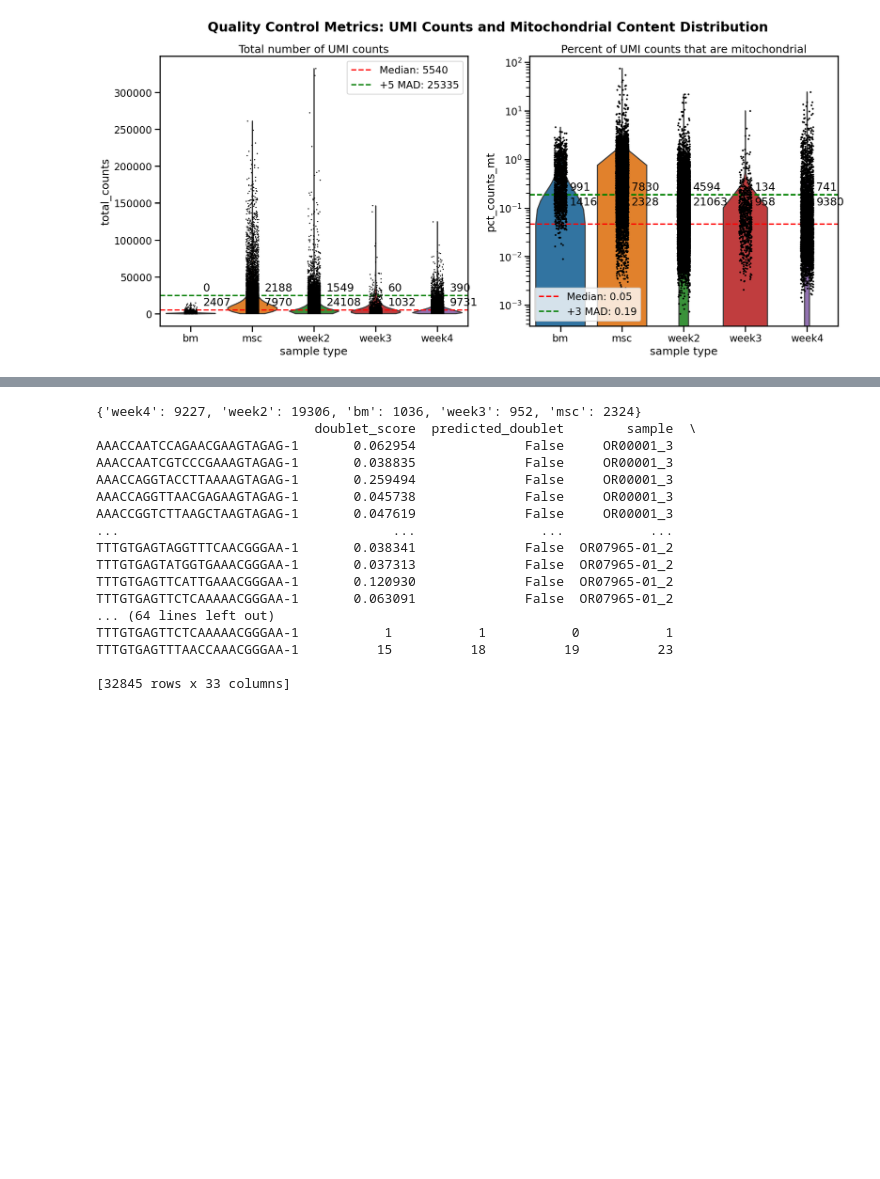
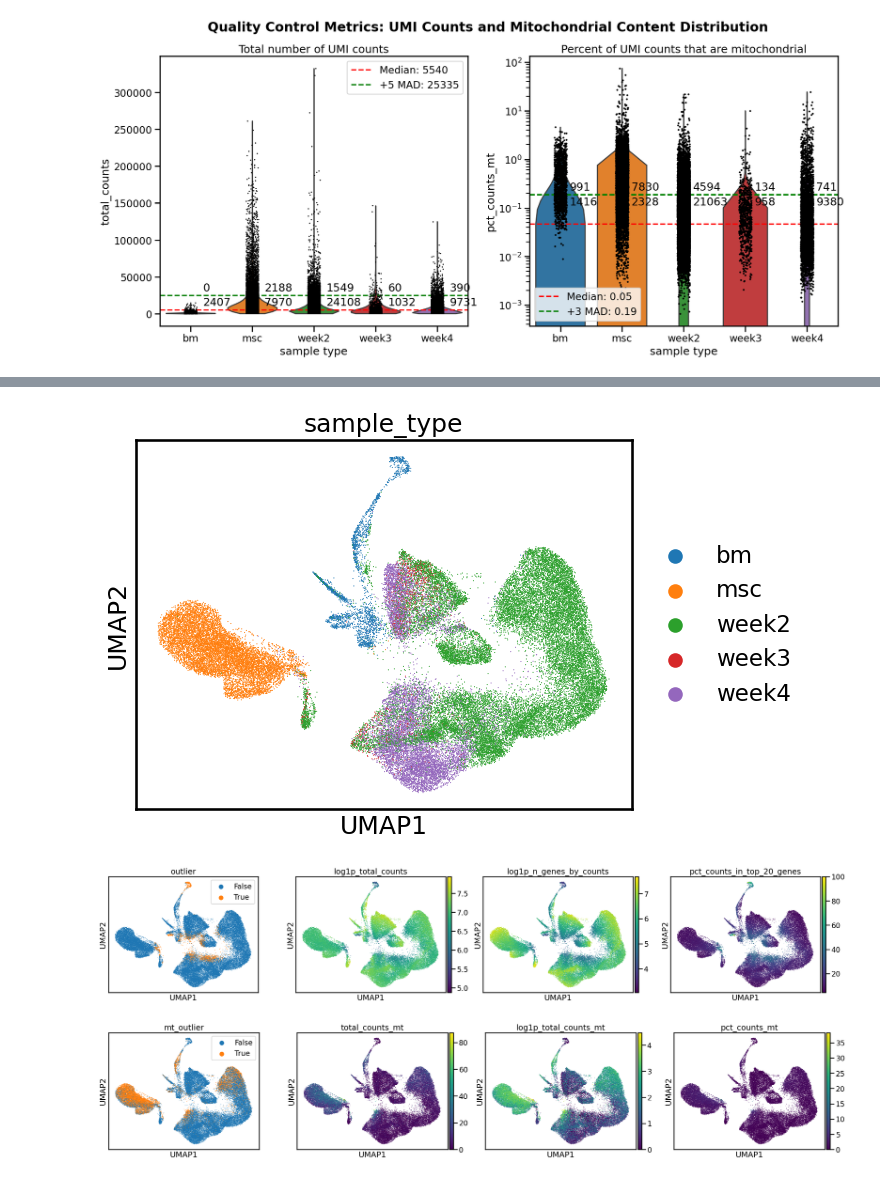
Before and after one commit to kevin-lee-aifi/mm_bm_chip_organoids, a Jupyter notebook: EXP-01244/rerun_notebooks/processing.ipynb, the cells around one changed output, grey strips where cells are left out. Cells and saved outputs as stored; diff of their text form; code cells hidden in the pictures; blank space fills up the shorter version.

```diff
--- a/EXP-01244/rerun_notebooks/processing.ipynb
+++ b/EXP-01244/rerun_notebooks/processing.ipynb
@@ -373,0 +432,4 @@ sc.pl.umap(
+# %%
+adata = raw_processing(adata).copy()
+
+adata.write(wdir + '/rerun_objects/raw_processed_adata.h5ad', compression='gzip')
@@ -374,29 +438,25 @@ sc.pl.umap(
 # %%
-types = adata.obs['sample_type']
+sc.pl.umap(
+    adata,
+    color='sample_type'
+)
 
-stats = {
-    sample: len(adata[types == sample])
-    for sample in list(types.unique())
-}
+sc.pl.umap(
+    adata,
+    color=['outlier', 'log1p_total_counts', 'log1p_n_genes_by_counts', 'pct_counts_in_top_20_genes'],
+    legend_loc='best',
+    size=5,
+    sort_order=True
+)
 
-print(stats)
-
-print(adata.obs)
+sc.pl.umap(
+    adata,
+    color=['mt_outlier', 'total_counts_mt', 'log1p_total_counts_mt', 'pct_counts_mt'],
+    legend_loc='best',
+    size=5,
+    sort_order=True
+)
 # %% [output]
-{'week4': 9227, 'week2': 19306, 'bm': 1036, 'week3': 952, 'msc': 2324}
-                            doublet_score  predicted_doublet        sample  \
-AAACCAATCCAGAACGAAGTAGAG-1       0.062954              False     OR00001_3
-AAACCAATCGTCCCGAAAGTAGAG-1       0.038835              False     OR00001_3
-AAACCAGGTACCTTAAAAGTAGAG-1       0.259494              False     OR00001_3
-AAACCAGGTTAACGAGAAGTAGAG-1       0.045738              False     OR00001_3
-AAACCGGTCTTAAGCTAAGTAGAG-1       0.047619              False     OR00001_3
-...                                   ...                ...           ...
-TTTGTGAGTAGGTTTCAACGGGAA-1       0.038341              False  OR07965-01_2
-TTTGTGAGTATGGTGAAACGGGAA-1       0.037313              False  OR07965-01_2
-TTTGTGAGTTCATTGAAACGGGAA-1       0.120930              False  OR07965-01_2
-TTTGTGAGTTCTCAAAAACGGGAA-1       0.063091              False  OR07965-01_2
-... (64 lines left out)
-TTTGTGAGTTCTCAAAAACGGGAA-1           1           1           0           1
-TTTGTGAGTTTAACCAAACGGGAA-1          15          18          19          23
-
-[32845 rows x 33 columns]
+[figure, added]
+[figure, added]
+[figure, added]
```
Also changed, not shown: parts of 5 cells of this notebook.
